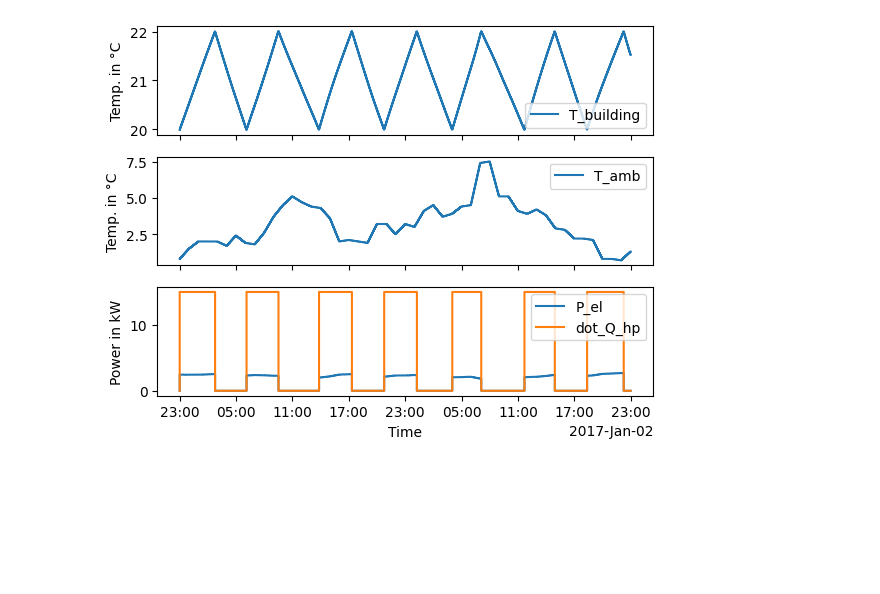
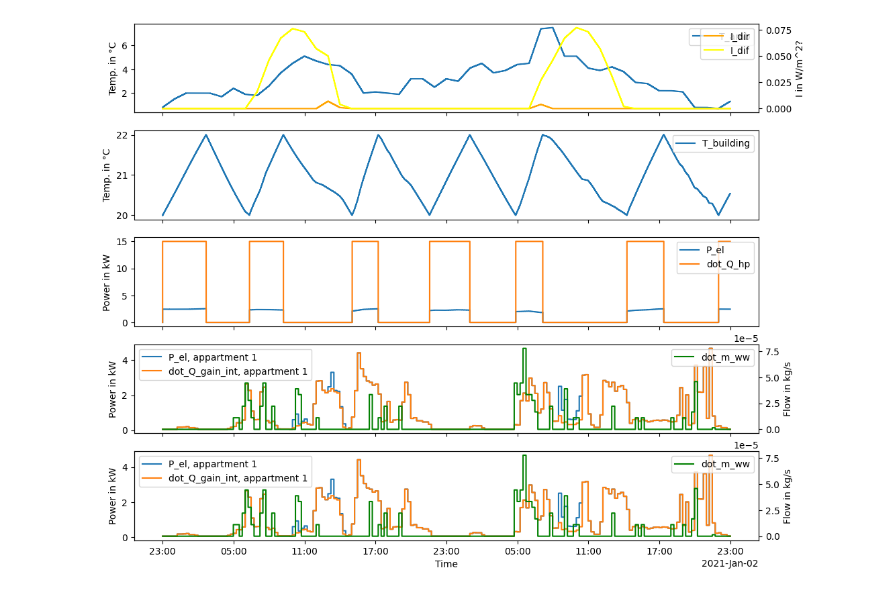
Before and after one commit to erc-fhv/FlECs-Framework, a Jupyter notebook: simple_scenario.ipynb, the cells around one changed output. Cells and saved outputs as stored; diff of their text form; code cells hidden in the pictures; blank space fills up the shorter version.

```diff
--- a/simple_scenario.ipynb
+++ b/simple_scenario.ipynb
@@ -68,22 +118,58 @@ df.head()
-# %%
-dtindex = df.index
-
-fig, ax = plt.subplots(3, sharex=True)
-ax[0].plot(dtindex, df.loc[:, ('building', 'outputs', 'T_building')], label='T_building', drawstyle='steps')
-ax[0].legend()
-ax[0].set_ylabel('Temp. in °C')
-
-# Roomtemperatures
-ax[1].plot(dtindex, df.loc[:, ('weather', 'outputs', 'T_amb')], label='T_amb', drawstyle='steps')
-ax[1].legend()
-ax[1].set_ylabel('Temp. in °C')
-
-ax[2].plot(dtindex, df.loc[:, ('heatpump', 'outputs', 'P_el')]/1000, label='P_el', drawstyle='steps')
-ax[2].plot(dtindex, df.loc[:, ('heatpump', 'outputs', 'dot_Q_hp')]/1000, label='dot_Q_hp', drawstyle='steps')
-ax[2].legend()
-ax[2].set_ylabel('Power in kW')
-
-ax[-1].set_xlabel('Time')
-ax[-1].xaxis.set_major_formatter(mdates.ConciseDateFormatter(ax[-1].xaxis.get_major_locator(),))
-# %% [output]
-[figure, removed]
+# %%
+dtindex = df.index
+
+fig, axs = plt.subplots(5, sharex=True, figsize=(12, 10))
+
+# Weather
+ax = axs[0]
+ax.plot(dtindex, df.loc[:, ('weather', 'outputs', 'T_amb')], label='T_amb', drawstyle='steps')
+ax.legend()
+ax.set_ylabel('Temp. in °C')
+
+tax = ax.twinx()
+tax.plot(dtindex, df.loc[:, ('weather', 'outputs', 'I_dir')]/1000, label='I_dir', drawstyle='steps', color='orange')
+tax.plot(dtindex, df.loc[:, ('weather', 'outputs', 'I_dif')]/1000, label='I_dif', drawstyle='steps', color='yellow')
+tax.legend()
+tax.set_ylabel('I in W/m^2?')
+
+# Building Temperature
+ax = axs[1]
+ax.plot(dtindex, df.loc[:, ('building_envelope', 'outputs', 'T_building')], label='T_building', drawstyle='steps')
+ax.legend()
+ax.set_ylabel('Temp. in °C')
+
+# Heat Pump
+ax = axs[2]
+ax.plot(dtindex, df.loc[:, ('heatpump', 'outputs', 'P_el')]/1000, label='P_el', drawstyle='steps')
+ax.plot(dtindex, df.loc[:, ('heatpump', 'outputs', 'dot_Q_hp')]/1000, label='dot_Q_hp', drawstyle='steps')
+ax.legend()
+ax.set_ylabel('Power in kW')
+
+# Appartment 1
+ax = axs[3]
+ax.plot(dtindex, df.loc[:, ('appartment_1', 'outputs', 'P_el')]/1000, label='P_el, appartment 1', drawstyle='steps')
+ax.plot(dtindex, df.loc[:, ('appartment_1', 'outputs', 'dot_Q_gain_int')]/1000, label='dot_Q_gain_int, appartment 1', drawstyle='steps')
+ax.legend()
+ax.set_ylabel('Power in kW')
+
+tax = ax.twinx()
+tax.plot(dtindex, df.loc[:, ('appartment_1', 'outputs', 'dot_m_ww')]/1000, label='dot_m_ww', drawstyle='steps', color='green')
+tax.legend()
+tax.set_ylabel('Flow in kg/s')
+
+# Appartment 2
+ax = axs[4]
+ax.plot(dtindex, df.loc[:, ('appartment_2', 'outputs', 'P_el')]/1000, label='P_el, appartment 1', drawstyle='steps')
+ax.plot(dtindex, df.loc[:, ('appartment_2', 'outputs', 'dot_Q_gain_int')]/1000, label='dot_Q_gain_int, appartment 1', drawstyle='steps')
+ax.legend()
+ax.set_ylabel('Power in kW')
+
+tax = ax.twinx()
+tax.plot(dtindex, df.loc[:, ('appartment_2', 'outputs', 'dot_m_ww')]/1000, label='dot_m_ww', drawstyle='steps', color='green')
+tax.legend()
+tax.set_ylabel('Flow in kg/s')
+
+axs[-1].set_xlabel('Time')
+axs[-1].xaxis.set_major_formatter(mdates.ConciseDateFormatter(axs[-1].xaxis.get_major_locator(),))
+# %% [output]
+[figure, added]
```
Also changed, not shown: parts of 6 cells of this notebook, 5 other files.
